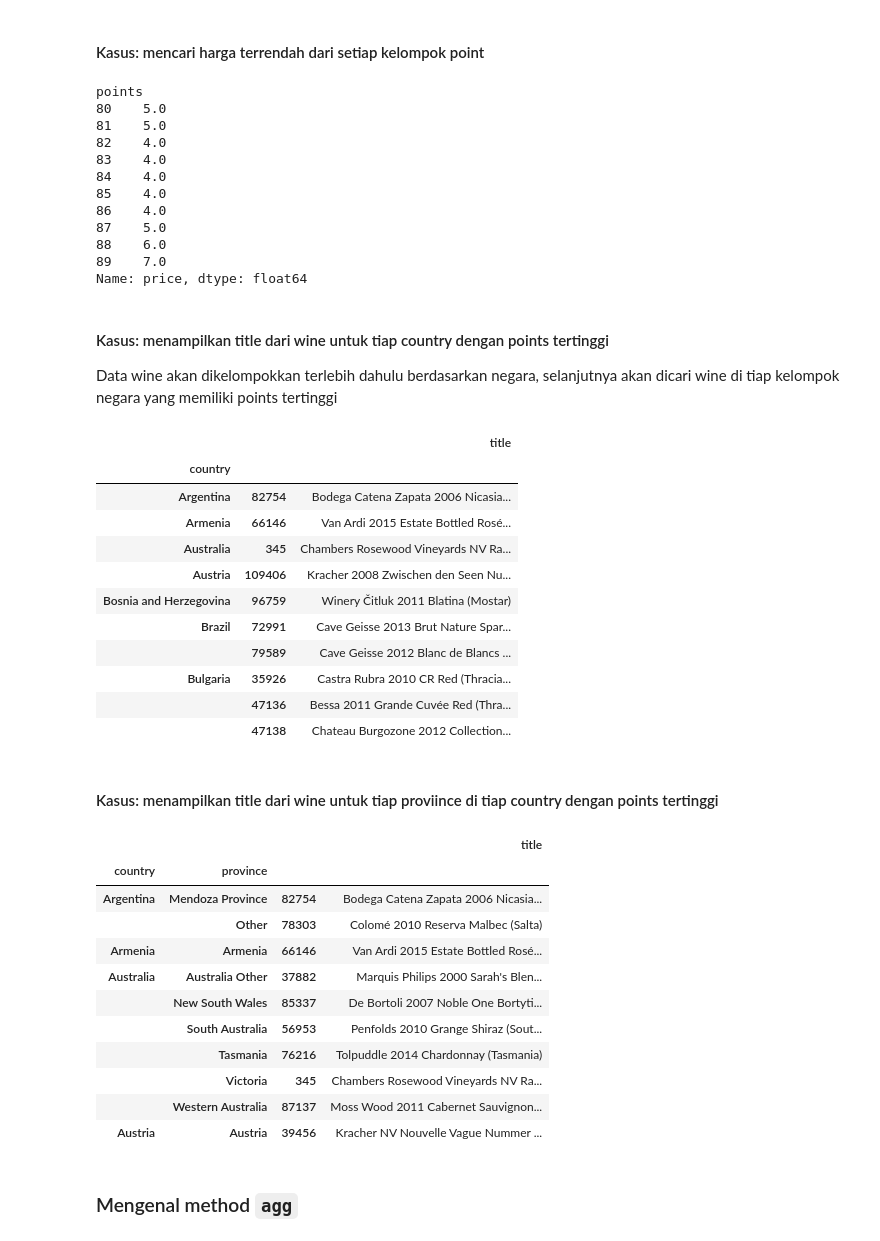
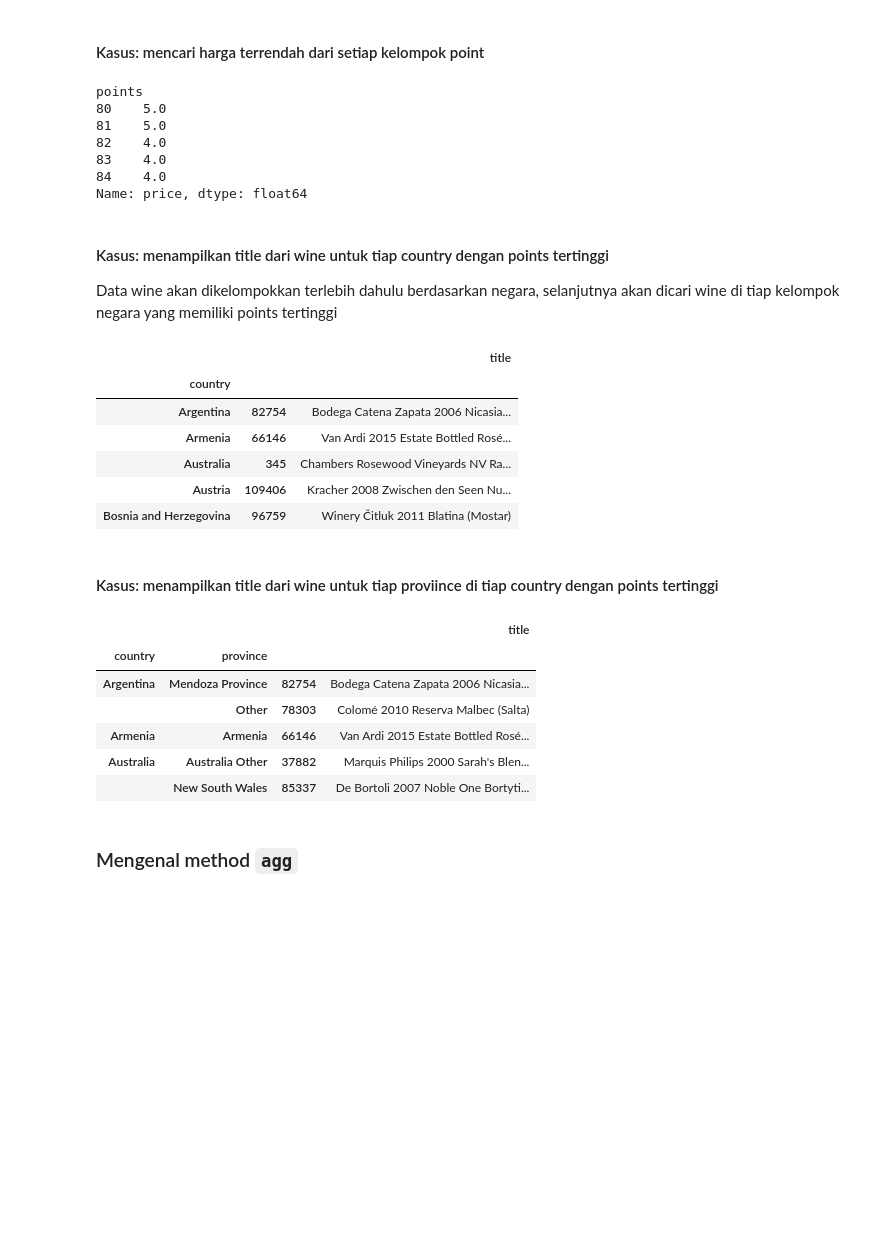
Before and after one commit to boedybios/kaggle_explorations, a Jupyter notebook: belajar_python_pandas/Belajar_Python_Pandas.ipynb, the cells around one changed output. Drawn from its saved outputs; the diff is of its cells as text; code cells hidden in the pictures; blank space fills up the shorter version.

````diff
--- a/belajar_python_pandas/Belajar_Python_Pandas.ipynb
+++ b/belajar_python_pandas/Belajar_Python_Pandas.ipynb
@@ -264,7 +259,7 @@ wine_df.loc[:, ['taster_name', 'taster_twitter_handle', 'points']].head(10)
 # %% [markdown]
 ## Mengganti index
 # %%
-wine_df.set_index('title')
+wine_df.set_index('title').head()
 # %% [output]
 |  | country | description | designation | points | price | province | region_1 | region_2 | taster_name | ... |
 | title |  |  |  |  |  |  |  |  |  | ... |
@@ -674,7 +615,7 @@ Name: taster_name, dtype: int64
 # %% [markdown]
 #### Kasus: mencari harga terrendah dari setiap kelompok point
 # %%
-wine_df.groupby('points')['price'].min().head(10)
+wine_df.groupby('points')['price'].min().head()
 # %% [output]
 points
 80    5.0
@@ -682,17 +623,12 @@ points
 82    4.0
 83    4.0
 84    4.0
-85    4.0
-86    4.0
-87    5.0
-88    6.0
-89    7.0
 Name: price, dtype: float64
 # %% [markdown]
 #### Kasus: menampilkan title dari wine untuk tiap country dengan points tertinggi
 Data wine akan dikelompokkan terlebih dahulu berdasarkan negara, selanjutnya akan dicari wine di tiap kelompok negara yang memiliki points tertinggi
 # %%
-wine_df.groupby('country').apply(lambda df: df[ df['points'] == df['points'].max() ])[['title']].head(10)
+wine_df.groupby('country').apply(lambda df: df[ df['points'] == df['points'].max() ])[['title']].head()
 # %% [output]
 |  |  | title |
 | country |  |  |
@@ -701,28 +637,18 @@ wine_df.groupby('country').apply(lambda df: df[ df['points'] == df['points'].max
 | Australia | 345 | Chambers Rosewood Vineyards NV Ra... |
 | Austria | 109406 | Kracher 2008 Zwischen den Seen Nu... |
 | Bosnia and Herzegovina | 96759 | Winery Čitluk 2011 Blatina (Mostar) |
-| Brazil | 72991 | Cave Geisse 2013 Brut Nature Spar... |
-|  | 79589 | Cave Geisse 2012 Blanc de Blancs ... |
-| Bulgaria | 35926 | Castra Rubra 2010 CR Red (Thracia... |
-|  | 47136 | Bessa 2011 Grande Cuvée Red (Thra... |
-|  | 47138 | Chateau Burgozone 2012 Collection... |
 # %% [markdown]
 #### Kasus: menampilkan title dari wine untuk tiap proviince di tiap country dengan points tertinggi
 # %%
-wine_df.groupby(['country','province']).apply(lambda df: df[ df['points'] == df['points'].max() ])[['title']].head(10)
+wine_df.groupby(['country','province']).apply(lambda df: df[ df['points'] == df['points'].max() ])[['title']].head()
 # %% [output]
 |  |  |  | title |
 | country | province |  |  |
 | Argentina | Mendoza Province | 82754 | Bodega Catena Zapata 2006 Nicasia... |
 |  | Other | 78303 | Colomé 2010 Reserva Malbec (Salta) |
 | Armenia | Armenia | 66146 | Van Ardi 2015 Estate Bottled Rosé... |
 | Australia | Australia Other | 37882 | Marquis Philips 2000 Sarah's Blen... |
 |  | New South Wales | 85337 | De Bortoli 2007 Noble One Bortyti... |
-|  | South Australia | 56953 | Penfolds 2010 Grange Shiraz (Sout... |
-|  | Tasmania | 76216 | Tolpuddle 2014 Chardonnay (Tasmania) |
-|  | Victoria | 345 | Chambers Rosewood Vineyards NV Ra... |
-|  | Western Australia | 87137 | Moss Wood 2011 Cabernet Sauvignon... |
-| Austria | Austria | 39456 | Kracher NV Nouvelle Vague Nummer ... |
 # %% [markdown]
 ### Mengenal method ```agg```
 # %%
````
Also changed, not shown: parts of 23 cells of this notebook.
